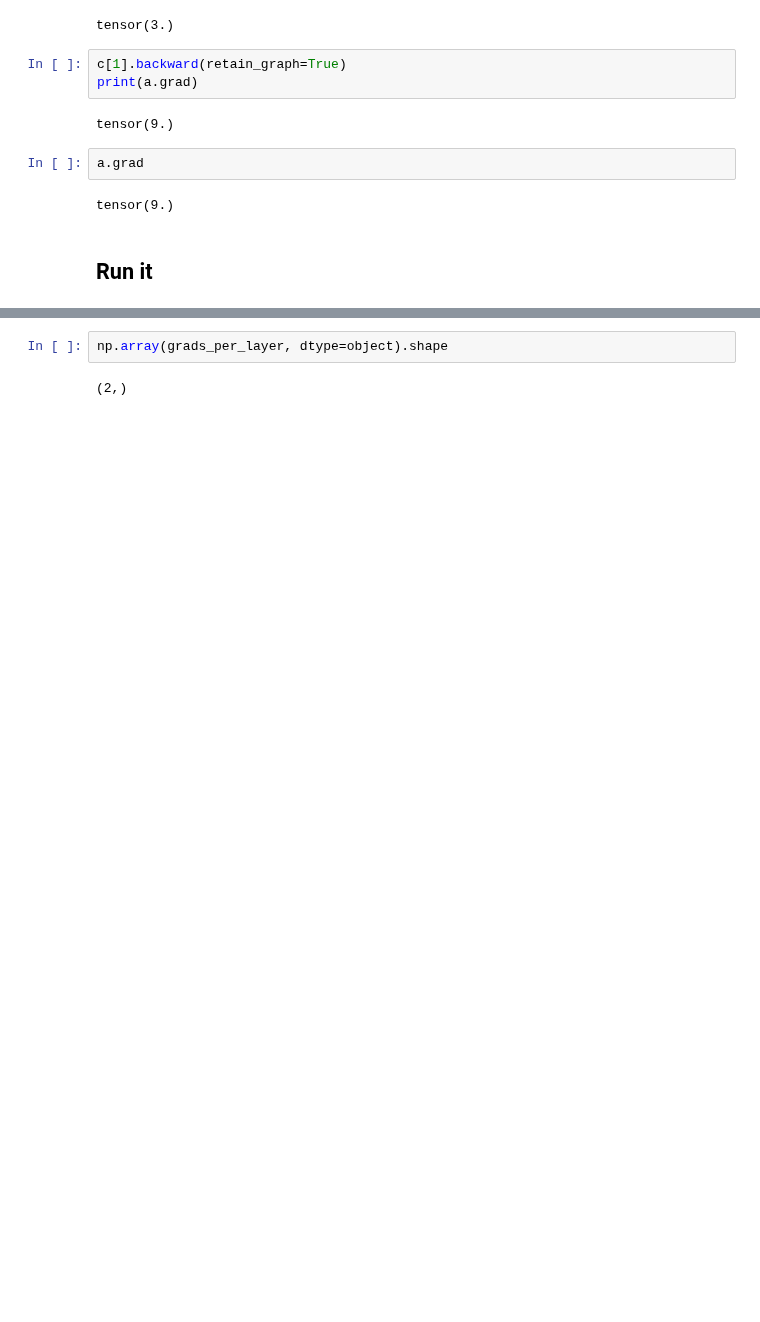
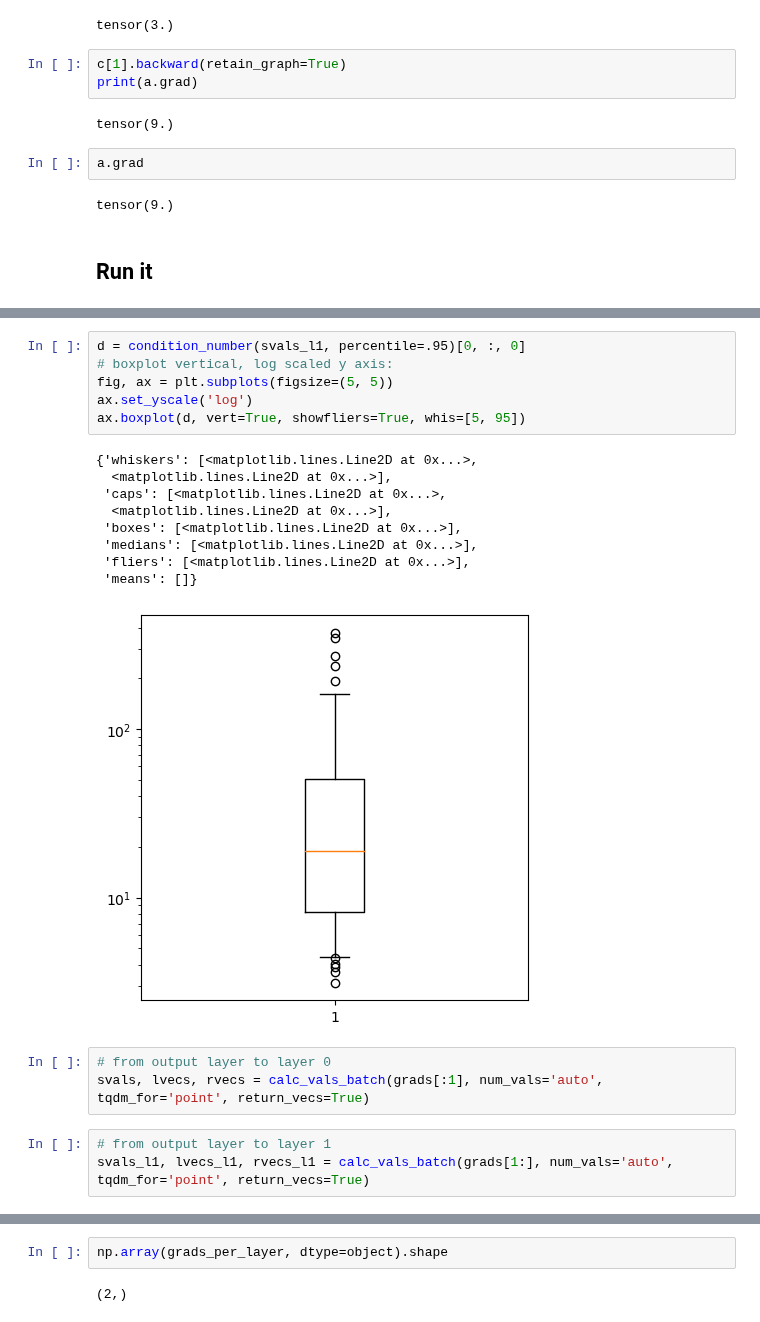
Before and after one commit to johannesmaess/investigation, a Jupyter notebook: integrated_gradients.ipynb, the cells around one changed output, grey strips where cells are left out. Saved outputs shown, nothing was run; the diff lists cells and outputs as text; blank space fills up the shorter version.

```diff
--- a/integrated_gradients.ipynb
+++ b/integrated_gradients.ipynb
@@ -364,0 +433,22 @@ svals.shape
+# %%
+d = condition_number(svals_l1, percentile=.95)[0, :, 0]
+# boxplot vertical, log scaled y axis:
+fig, ax = plt.subplots(figsize=(5, 5))
+ax.set_yscale('log')
+ax.boxplot(d, vert=True, showfliers=True, whis=[5, 95])
+# %% [output]
+{'whiskers': [<matplotlib.lines.Line2D at 0x...>,
+  <matplotlib.lines.Line2D at 0x...>],
+ 'caps': [<matplotlib.lines.Line2D at 0x...>,
+  <matplotlib.lines.Line2D at 0x...>],
+ 'boxes': [<matplotlib.lines.Line2D at 0x...>],
+ 'medians': [<matplotlib.lines.Line2D at 0x...>],
+ 'fliers': [<matplotlib.lines.Line2D at 0x...>],
+ 'means': []}
+[figure, added]
+# %%
+# from output layer to layer 0
+svals, lvecs, rvecs = calc_vals_batch(grads[:1], num_vals='auto', tqdm_for='point', return_vecs=True)
+# %%
+# from output layer to layer 1
+svals_l1, lvecs_l1, rvecs_l1 = calc_vals_batch(grads[1:], num_vals='auto', tqdm_for='point', return_vecs=True)
```
Also changed, not shown: parts of 22 cells of this notebook, 43 other files.
